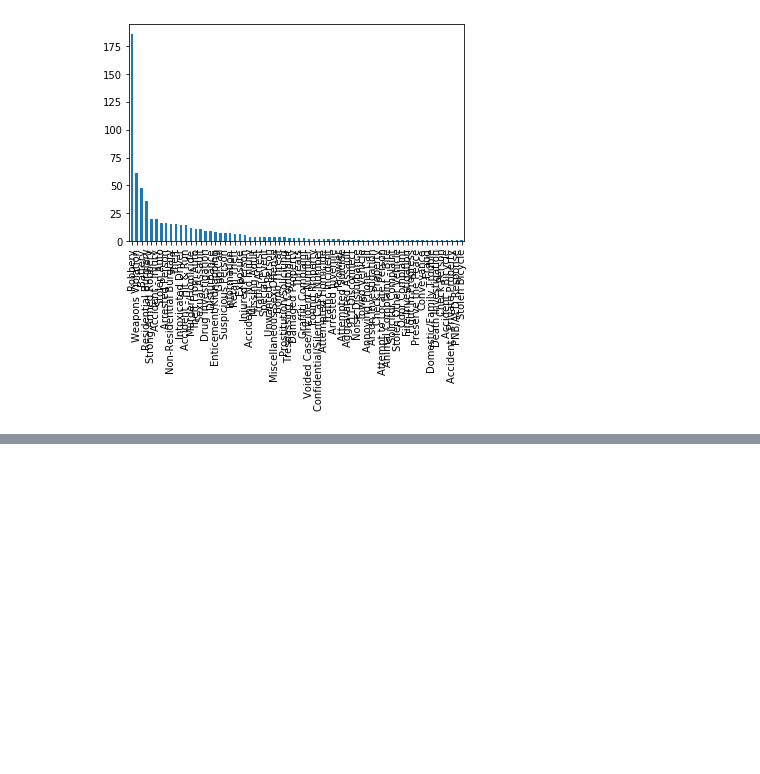
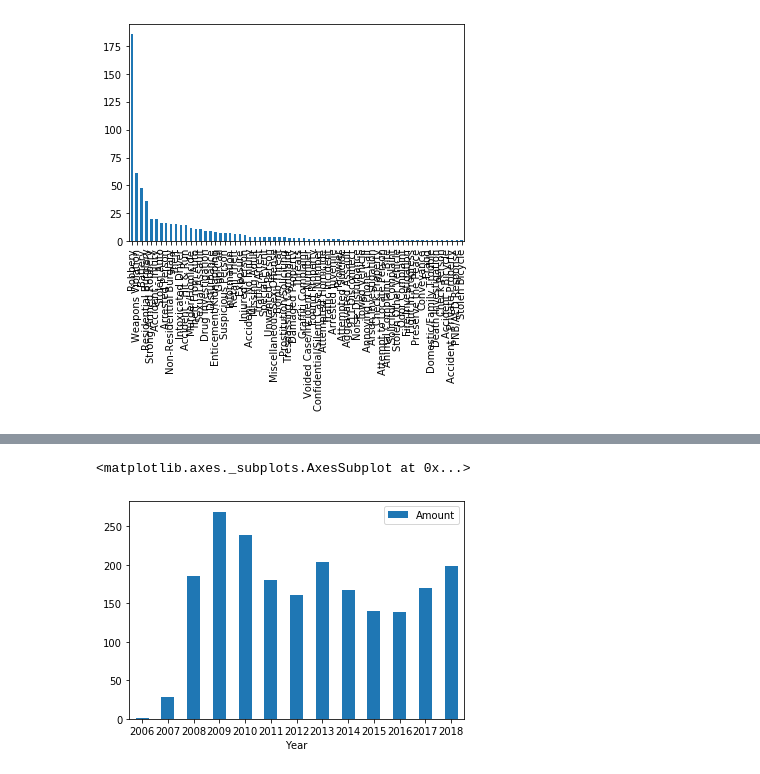
Before and after one commit to LeonTan828/Madcity_Proj, a Jupyter notebook: Incident charts by year.ipynb, the cells around one changed output, grey strips where cells are left out. Cells and saved outputs as stored; diff of their text form; code cells hidden in the pictures; blank space fills up the shorter version.

```diff
--- a/Incident charts by year.ipynb
+++ b/Incident charts by year.ipynb
@@ -342,0 +425,5 @@ ax2008
+# %%
+# Calculating robbery
+amofRob = pandas.DataFrame(data, columns = ['Year', 'Amount'])
+amofRob.set_index('Year', inplace = True)
+amofRob
@@ -342,0 +446,32 @@ ax2008
+# %%
+for i, row in incidentRep.iterrows():
+    newstr = row["IncidentDate"][:4]
+    currInc = row['IncidentType']
+
+    if currInc == "Robbery":
+        if newstr == "2006":
+            amofRob.loc['2006', 'Amount'] = amofRob.loc['2006', 'Amount'] + 1
+        elif newstr == "2007":
+            amofRob.loc['2007', 'Amount'] = amofRob.loc['2007', 'Amount'] + 1
+        elif newstr == "2008":
+            amofRob.loc['2008', 'Amount'] = amofRob.loc['2008', 'Amount'] + 1
+        elif newstr == "2009":
+            amofRob.loc['2009', 'Amount'] = amofRob.loc['2009', 'Amount'] + 1
+        elif newstr == "2010":
+            amofRob.loc['2010', 'Amount'] = amofRob.loc['2010', 'Amount'] + 1
+        elif newstr == "2011":
+            amofRob.loc['2011', 'Amount'] = amofRob.loc['2011', 'Amount'] + 1
+        elif newstr == "2012":
+            amofRob.loc['2012', 'Amount'] = amofRob.loc['2012', 'Amount'] + 1
+        elif newstr == "2013":
+            amofRob.loc['2013', 'Amount'] = amofRob.loc['2013', 'Amount'] + 1
+        elif newstr == "2014":
+            amofRob.loc['2014', 'Amount'] = amofRob.loc['2014', 'Amount'] + 1
+        elif newstr == "2015":
+            amofRob.loc['2015', 'Amount'] = amofRob.loc['2015', 'Amount'] + 1
+        elif newstr == "2016":
+            amofRob.loc['2016', 'Amount'] = amofRob.loc['2016', 'Amount'] + 1
+        elif newstr == "2017":
+            amofRob.loc['2017', 'Amount'] = amofRob.loc['2017', 'Amount'] + 1
+        elif newstr == "2018":
+            amofRob.loc['2018', 'Amount'] = amofRob.loc['2018', 'Amount'] + 1
@@ -342,0 +496,6 @@ ax2008
+# %%
+axamofRob = amofRob.plot.bar(y='Amount', rot = 0)
+axamofRob
+# %% [output]
+<matplotlib.axes._subplots.AxesSubplot at 0x...>
+[figure, added]
```
Also changed, not shown: parts of 6 cells of this notebook, 4 other files.
